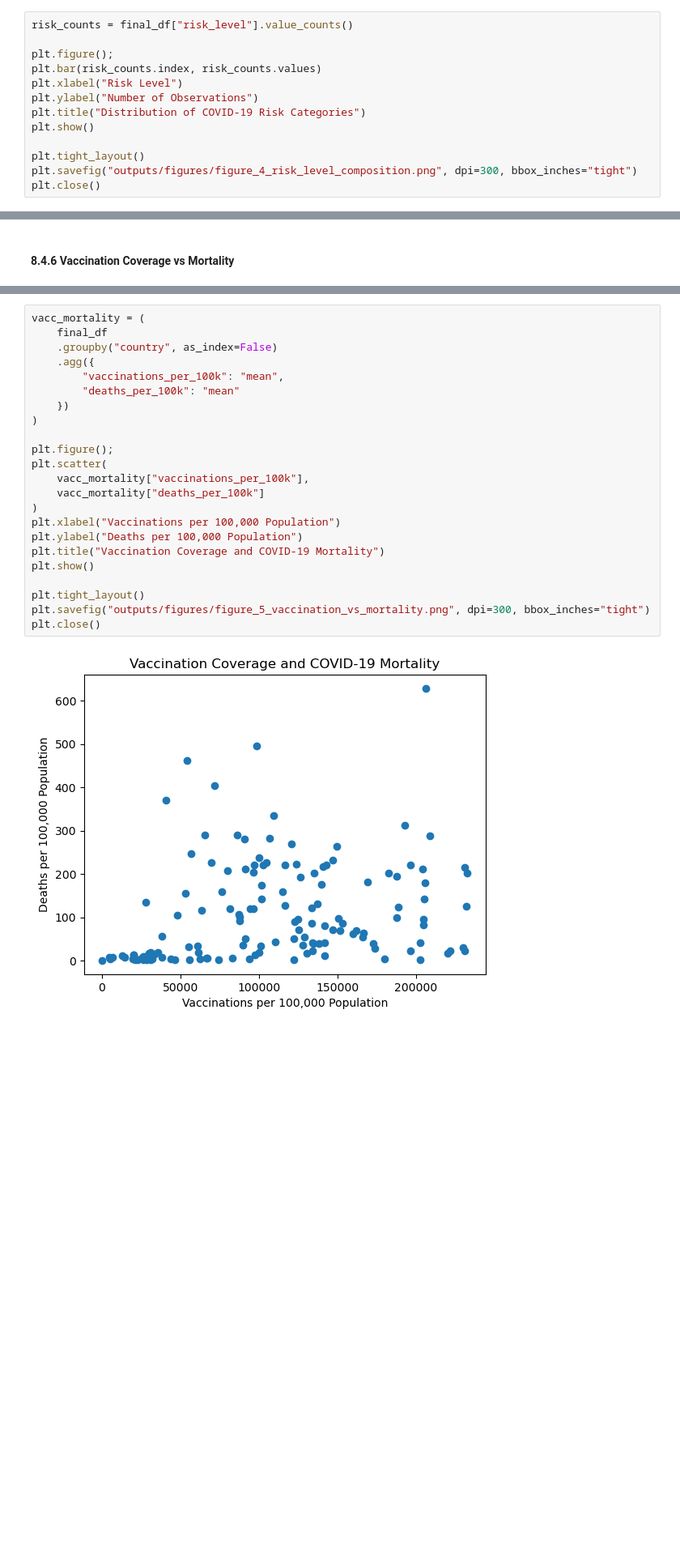
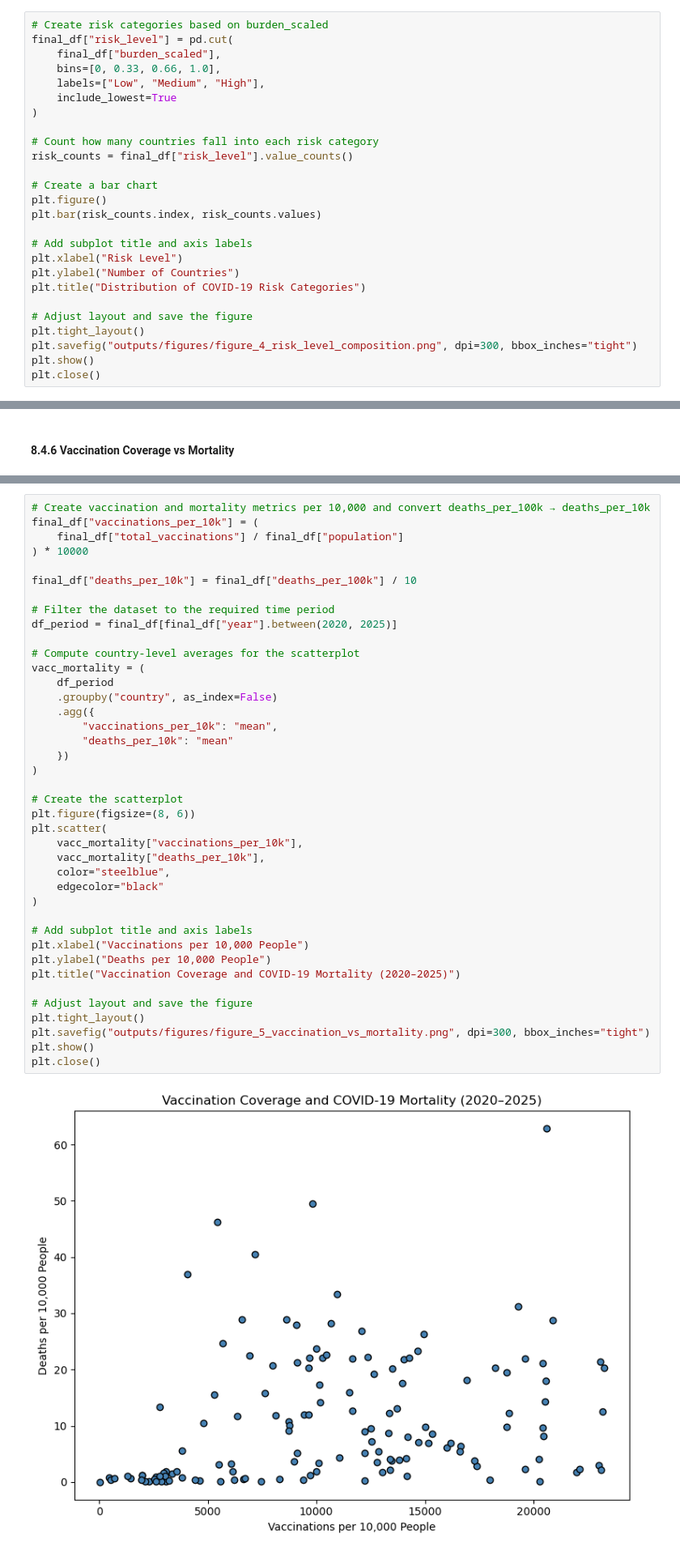
Before and after one commit to malavikakhaitan23/MN5813-Individual-Analytics-Report, a Jupyter notebook: Template.ipynb, the cells around one changed output, grey strips where cells are left out. Shown at 81% size. Cells and saved outputs as stored; diff of their text form; blank space fills up the shorter version.

```diff
--- a/Template.ipynb
+++ b/Template.ipynb
@@ -826,14 +1065,27 @@ From an analytical standpoint, this distributional understanding underpins furth
 # %%
+# Create risk categories based on burden_scaled
+final_df["risk_level"] = pd.cut(
+    final_df["burden_scaled"],
+    bins=[0, 0.33, 0.66, 1.0],
+    labels=["Low", "Medium", "High"],
+    include_lowest=True
+)
+
+# Count how many countries fall into each risk category
 risk_counts = final_df["risk_level"].value_counts()
 
-plt.figure();
+# Create a bar chart
+plt.figure()
 plt.bar(risk_counts.index, risk_counts.values)
+
+# Add subplot title and axis labels
 plt.xlabel("Risk Level")
-plt.ylabel("Number of Observations")
+plt.ylabel("Number of Countries")
 plt.title("Distribution of COVID-19 Risk Categories")
-plt.show()
 
+# Adjust layout and save the figure
 plt.tight_layout()
 plt.savefig("outputs/figures/figure_4_risk_level_composition.png", dpi=300, bbox_inches="tight")
+plt.show()
 plt.close()
 # %% [output]
@@ -849,25 +1103,42 @@ This distribution demonstrates the value of risk categorisation as a filtering t
 # %%
+# Create vaccination and mortality metrics per 10,000 and convert deaths_per_100k → deaths_per_10k
+final_df["vaccinations_per_10k"] = (
+    final_df["total_vaccinations"] / final_df["population"]
+) * 10000
+
+final_df["deaths_per_10k"] = final_df["deaths_per_100k"] / 10
+
+# Filter the dataset to the required time period
+df_period = final_df[final_df["year"].between(2020, 2025)]
+
+# Compute country-level averages for the scatterplot
 vacc_mortality = (
-    final_df
+    df_period
     .groupby("country", as_index=False)
     .agg({
-        "vaccinations_per_100k": "mean",
-        "deaths_per_100k": "mean"
+        "vaccinations_per_10k": "mean",
+        "deaths_per_10k": "mean"
     })
 )
 
-plt.figure();
+# Create the scatterplot
+plt.figure(figsize=(8, 6))
 plt.scatter(
-    vacc_mortality["vaccinations_per_100k"],
-    vacc_mortality["deaths_per_100k"]
+    vacc_mortality["vaccinations_per_10k"],
+    vacc_mortality["deaths_per_10k"],
+    color="steelblue",
+    edgecolor="black"
 )
-plt.xlabel("Vaccinations per 100,000 Population")
-plt.ylabel("Deaths per 100,000 Population")
-plt.title("Vaccination Coverage and COVID-19 Mortality")
-plt.show()
 
+# Add subplot title and axis labels
+plt.xlabel("Vaccinations per 10,000 People")
+plt.ylabel("Deaths per 10,000 People")
+plt.title("Vaccination Coverage and COVID-19 Mortality (2020–2025)")
+
+# Adjust layout and save the figure
 plt.tight_layout()
 plt.savefig("outputs/figures/figure_5_vaccination_vs_mortality.png", dpi=300, bbox_inches="tight")
+plt.show()
 plt.close()
 # %% [output]
-[figure, old version]
+[figure, new version]
```
Also changed, not shown: parts of 139 cells of this notebook, 1 other file.
